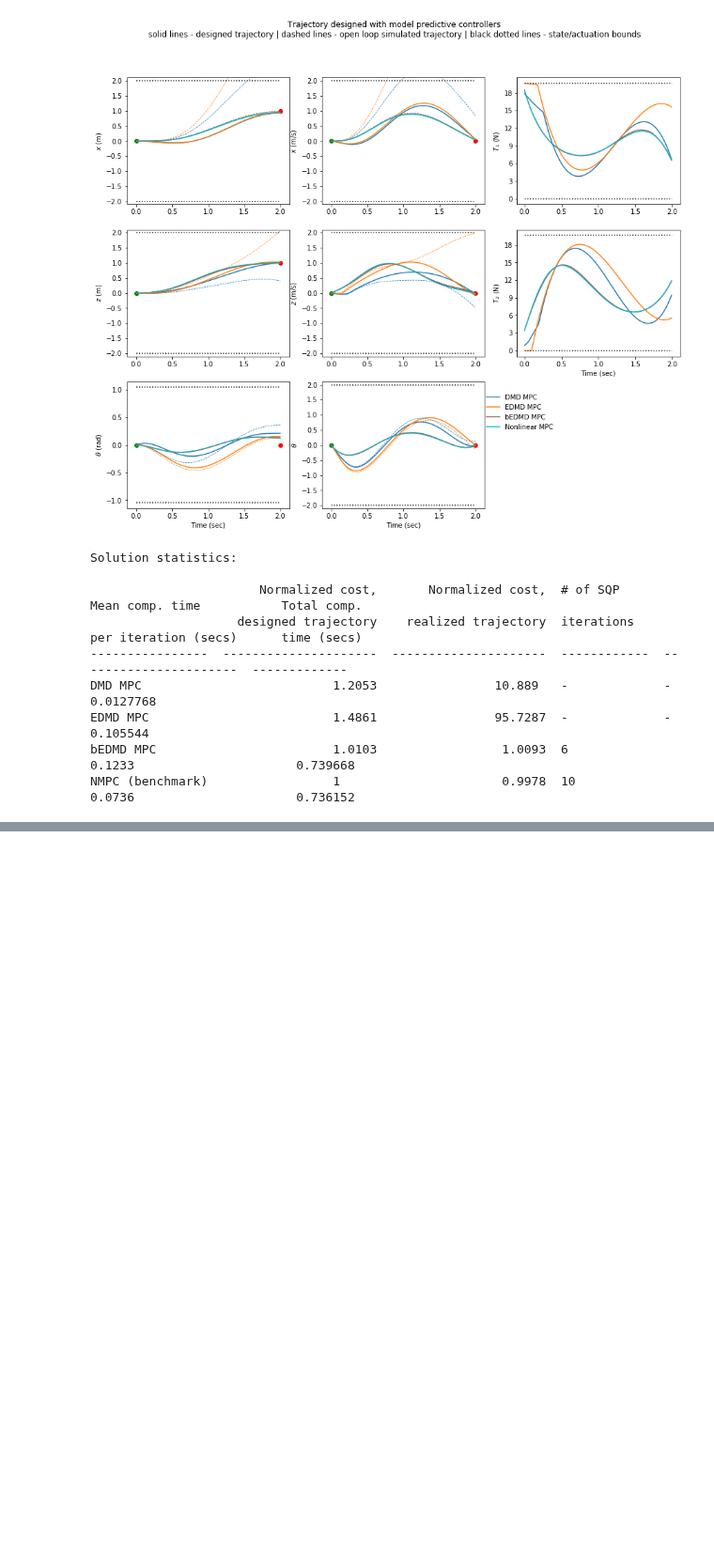
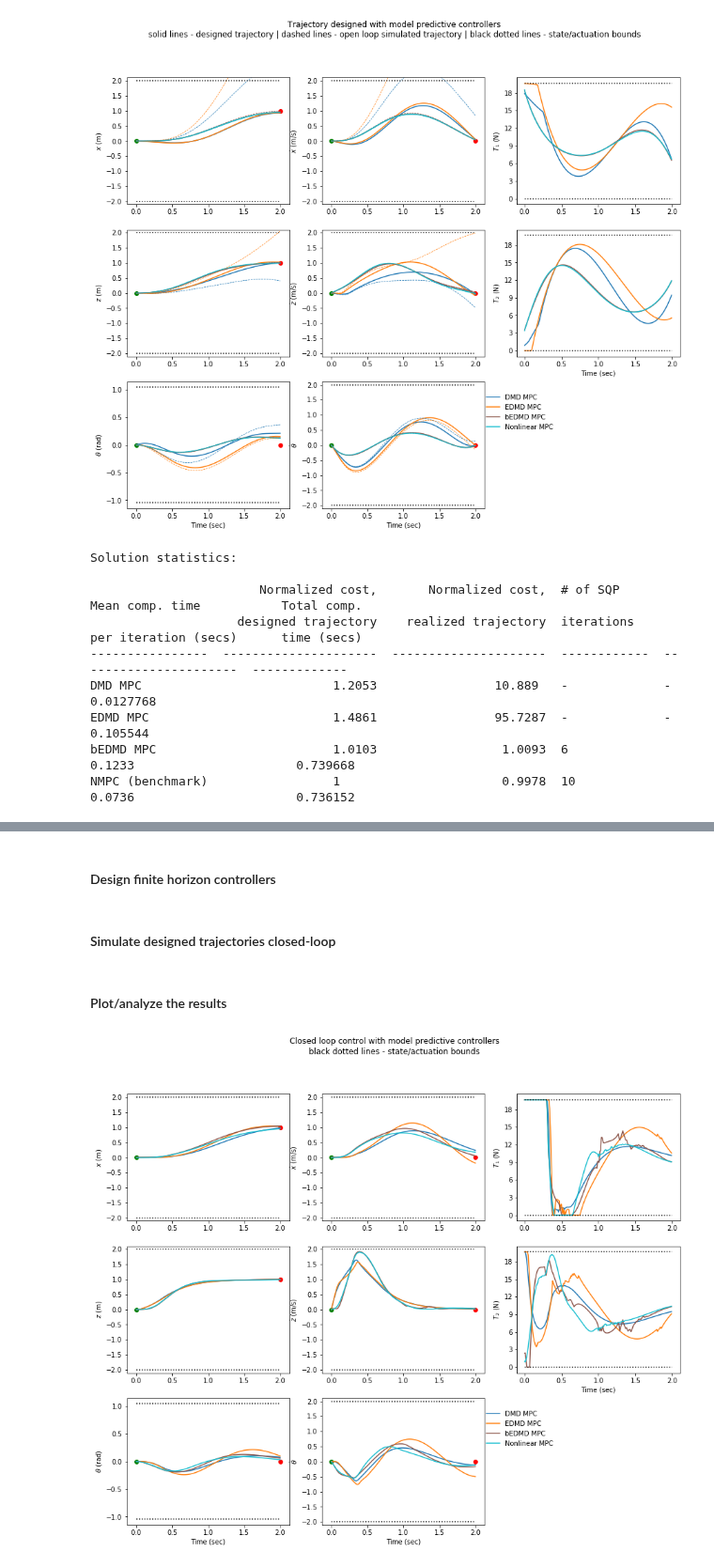
Before and after one commit to Cafolkes/koopman_learning_and_control, a Jupyter notebook: planar_quadrotor_learning_mpc.ipynb, the cells around one changed output, grey strips where cells are left out. Shown at 94% size. Cells and saved outputs as stored; diff of their text form; code cells hidden in the pictures; blank space fills up the shorter version.

```diff
--- a/planar_quadrotor_learning_mpc.ipynb
+++ b/planar_quadrotor_learning_mpc.ipynb
@@ -593,0 +673,2 @@ NMPC (benchmark)                 1                      0.9978  10            0.
+# %% [markdown]
+#### Design finite horizon controllers
@@ -593,0 +697,77 @@ NMPC (benchmark)                 1                      0.9978  10            0.
+# %% [markdown]
+#### Simulate designed trajectories closed-loop
+# %%
+xs_dmd_cl, us_dmd_cl = quadrotor.simulate(x0_cl, controller_dmd_cl, t_eval)
+xs_dmd_cl, us_dmd_cl = xs_dmd_cl.T, us_dmd_cl.T
+
+xs_edmd_cl, us_edmd_cl = quadrotor.simulate(x0_cl, controller_edmd_cl, t_eval)
+xs_edmd_cl, us_edmd_cl = xs_edmd_cl.T, us_edmd_cl.T
+
+controller_bedmd_cl.comp_time = []
+xs_bedmd_cl, us_bedmd_cl = quadrotor.simulate(x0_cl, controller_bedmd_cl, t_eval)
+xs_bedmd_cl, us_bedmd_cl = xs_bedmd_cl.T, us_bedmd_cl.T
+
+controller_nmpc_cl.comp_time = []
+xs_nmpc_cl, us_nmpc_cl = quadrotor.simulate(x0_cl, controller_nmpc_cl, t_eval)
+xs_nmpc_cl, us_nmpc_cl = xs_nmpc_cl.T, us_nmpc_cl.T
+# %% [markdown]
+#### Plot/analyze the results
+# %%
+plot_inds = [0, 3, 1, 4, 2, 5, 0, 1, 2]
+subplot_inds = [1, 2, 4, 5, 7, 8, 3, 6, 9]
+labels = ['$x$ (m)', '$z$ (m)', '$\\theta$ (rad)', '$\\dot{x}$ (m/s)','$\\dot{z}$ (m/s)', '$\\dot{\\theta}$', '$T_1$ (N)','$T_2$ (N)']
+colors = ['tab:blue', 'tab:orange', 'tab:brown', 'tab:cyan']
+
+plt.figure(figsize=(15,12))
+plt.suptitle('Closed loop control with model predictive controllers\nblack dotted lines - state/actuation bounds')
+for ii in range(9):
+    ind = plot_inds[ii]
+    if ii < 6:
+        plt.subplot(3,3,subplot_inds[ii])
+        plt.plot(t_eval, xs_dmd_cl[ind,:], colors[0], label='DMD MPC')
+        plt.plot(t_eval, xs_edmd_cl[ind, :], colors[1], label='EDMD MPC')
+        plt.plot(t_eval, xs_bedmd_cl[ind, :], colors[2], label='bEDMD MPC')
+        plt.plot(t_eval, xs_nmpc_cl[ind,:], colors[3], label='Nonlinear MPC')
+
+        plt.plot([0, 2.], [xmax[ind], xmax[ind]], ':k')
+        plt.plot([0, 2.], [xmin[ind], xmin[ind]], ':k')
+        plt.scatter(t_eval[0], x0_cl[ind], color='g')
+        plt.scatter(t_eval[-1], set_pt_cl[ind], color='r')
+        plt.ylabel(labels[ind])
+        plt.ylim(xmin[ind]-0.1,xmax[ind]+0.1)
+        if subplot_inds[ii]==8:
+            plt.legend(loc='upper left', bbox_to_anchor=(0.975, 0.95), frameon=False)
+    elif ii < 8:
+        ax = plt.subplot(3,3,subplot_inds[ii])
+        plt.plot(t_eval[:-1],us_dmd_cl[ind,:], color=colors[0], label='DMD MPC')
+        plt.plot(t_eval[:-1],us_edmd_cl[ind, :], color=colors[1], label='EDMD MPC')
+        plt.plot(t_eval[:-1],us_bedmd_cl[ind, :], color=colors[2], label='bEDMD MPC')
+        plt.plot(t_eval[:-1],us_nmpc_cl[ind,:], color=colors[3], label='Nonlinear MPC')
+        plt.plot([0, 2.], [umax[ind]+hover_thrust, umax[ind]+hover_thrust], ':k')
+        plt.plot([0, 2.], [umin[ind]+hover_thrust, umin[ind]+hover_thrust], ':k')
+        plt.ylabel(labels[ii])
+        ax.yaxis.set_major_locator(MaxNLocator(integer=True))
+
+    if subplot_inds[ii] == 7 or subplot_inds[ii] == 8 or subplot_inds[ii] == 6:
+        plt.xlabel('Time (sec)')
+
+#matplotlib.rcParams['pdf.fonttype'] = 42
+#matplotlib.rcParams['ps.fonttype'] = 42
+#plt.tight_layout()
+#plt.savefig(folder_plots + 'planar_quad_closedloop.pdf', format='pdf', dpi=2400, bbox_extra_artists=(suptitle,),
+#            bbox_inches="tight")
+plt.show()
+
+cost_cl_dmd = np.sum(np.diag((xs_dmd_cl[:,:-1]-set_pt_cl.reshape(-1,1)).T@Q_mpc_cl@(xs_dmd_cl[:,:-1]-set_pt_cl.reshape(-1,1)))) + (xs_dmd_cl[:,-1]-set_pt_cl).T@QN_mpc_cl@(xs_dmd_cl[:,-1]-set_pt_cl) + np.sum(np.diag(us_dmd_cl.T@R_mpc_cl@us_dmd_cl))
+cost_cl_edmd = np.sum(np.diag((xs_edmd_cl[:,:-1]-set_pt_cl.reshape(-1,1)).T@Q_mpc_cl@(xs_edmd_cl[:,:-1]-set_pt_cl.reshape(-1,1)))) + (xs_edmd_cl[:,-1]-set_pt_cl).T@QN_mpc_cl@(xs_edmd_cl[:,-1]-set_pt_cl) + np.sum(np.diag(us_edmd_cl.T@R_mpc_cl@us_edmd_cl))
+cost_cl_bedmd = np.sum(np.diag((xs_bedmd_cl[:,:-1]-set_pt_cl.reshape(-1,1)).T@Q_mpc_cl@(xs_bedmd_cl[:,:-1]-set_pt_cl.reshape(-1,1)))) + (xs_bedmd_cl[:,-1]-set_pt_cl).T@QN_mpc_cl@(xs_bedmd_cl[:,-1]-set_pt_cl) + np.sum(np.diag(us_bedmd_cl.T@R_mpc_cl@us_bedmd_cl))
+cost_cl_nmpc = np.sum(np.diag((xs_nmpc_cl[:,:-1]-set_pt_cl.reshape(-1,1)).T@Q_mpc_cl@(xs_nmpc_cl[:,:-1]-set_pt_cl.reshape(-1,1)))) + (xs_nmpc_cl[:,-1]-set_pt_cl).T@QN_mpc_cl@(xs_nmpc_cl[:,-1]-set_pt_cl) + np.sum(np.diag(us_nmpc_cl.T@R_mpc_cl@us_nmpc_cl))
+
+print('Solution statistics:\n')
+print(tabulate([['DMD MPC', "{:.4f}".format(cost_cl_dmd/cost_cl_nmpc), np.mean(controller_dmd_cl.nom_controller.comp_time), np.std(controller_dmd_cl.nom_controller.comp_time)],
+                ['EDMD MPC', "{:.4f}".format(cost_cl_edmd/cost_cl_nmpc),np.mean(controller_edmd_cl.nom_controller.comp_time), np.std(controller_edmd_cl.nom_controller.comp_time)],
+                ['bEDMD MPC', "{:.4f}".format(cost_cl_bedmd/cost_cl_nmpc), np.mean(controller_bedmd_cl.nom_controller.comp_time), np.std(controller_bedmd_cl.nom_controller.comp_time)],
+                ['NMPC (benchmark, known model)',1, np.mean(controller_nmpc_cl.comp_time), np.std(controller_nmpc_cl.comp_time)]],
+               headers=['Normalized cost,\nrealized trajectory', 'Mean comp. time (secs)', 'std comp. time (secs)']))
+# %% [output]
+[figure, added]
```
Also changed, not shown: parts of 5 cells of this notebook, 1 other file.
